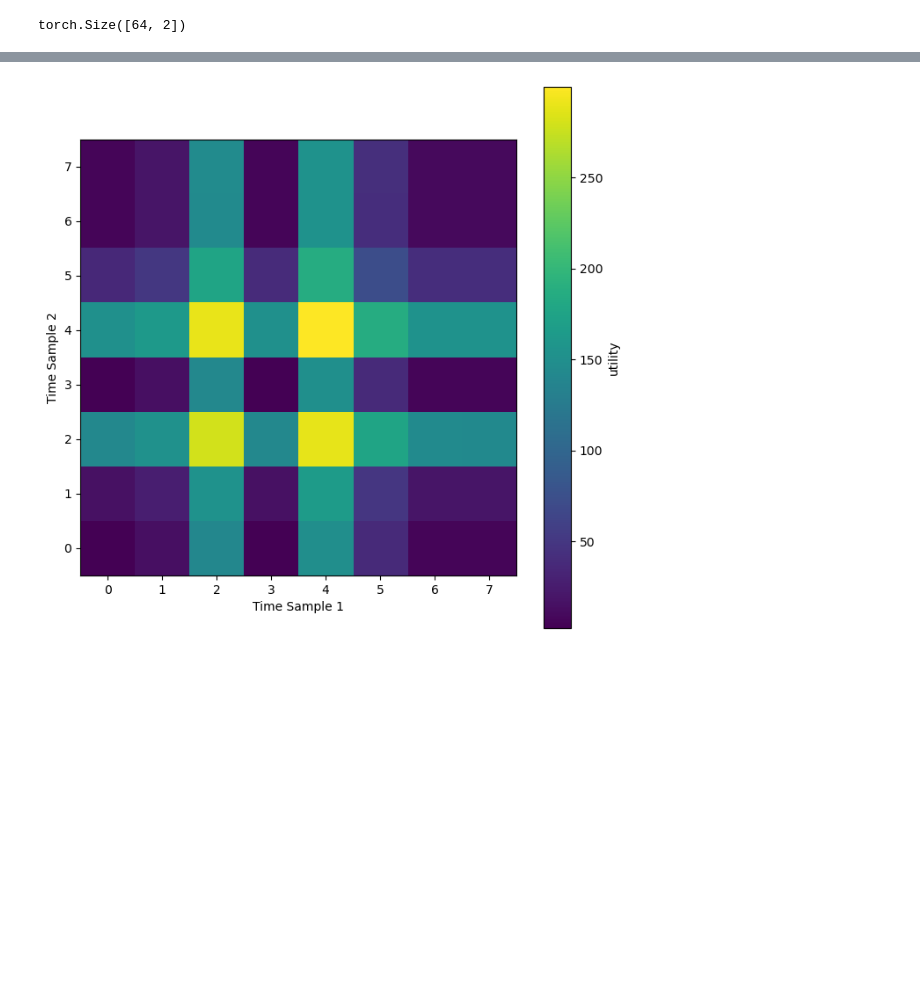
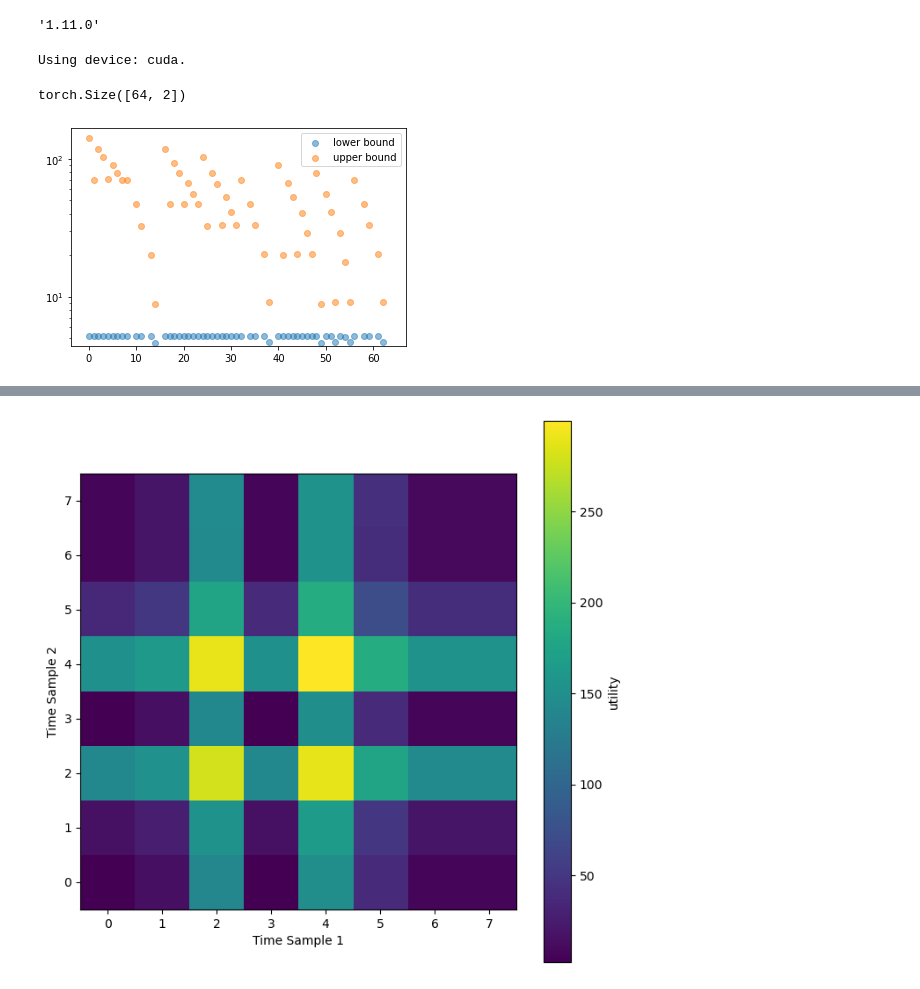
Before and after one commit to ashandonay/boed_examples, a Jupyter notebook: pyro_estimators/nmc.ipynb, the cells around one changed output, grey strips where cells are left out. Drawn from its saved outputs; the diff is of its cells as text; code cells hidden in the pictures; blank space fills up the shorter version.

```diff
--- a/pyro_estimators/nmc.ipynb
+++ b/pyro_estimators/nmc.ipynb
@@ -23,6 +23,16 @@ from pyro_oed_src import nmc_eig
 import matplotlib.pyplot as plt
 import matplotlib.colors as colors
 import matplotlib.cm as cmx
+# %%
+torch.__version__
+# %% [output]
+'1.11.0'
+# %%
+device = torch.device("cuda") if torch.cuda.is_available() else "cpu"
+#device = "cpu"
+print(f'Using device: {device}.')
+# %% [output]
+Using device: cuda.
 # %%
 N = 2000 # total number of points
 p = 8 # num of samples per each axis of (t_1, t_2)
@@ -52,4 +61,12 @@ def model(t):
 # %%
-n = 100
+n = 30000
 m = np.sqrt(n).astype(int)
 nmc_eig_output_low, nmc_eig_output_high = nmc_eig(model, designs, ["y"], ["w", "phase"], N=n, M=m, contrastive=True)
+# %%
+plt.scatter(range(len(designs)), nmc_eig_output_low.cpu(), alpha=0.5, label="lower bound")
+plt.scatter(range(len(designs)), nmc_eig_output_high.cpu(), alpha=0.5, label="upper bound")
+plt.semilogy()
+plt.legend()
+plt.show()
+# %% [output]
+[figure, added]
```
Also changed, not shown: parts of 6 cells of this notebook.
